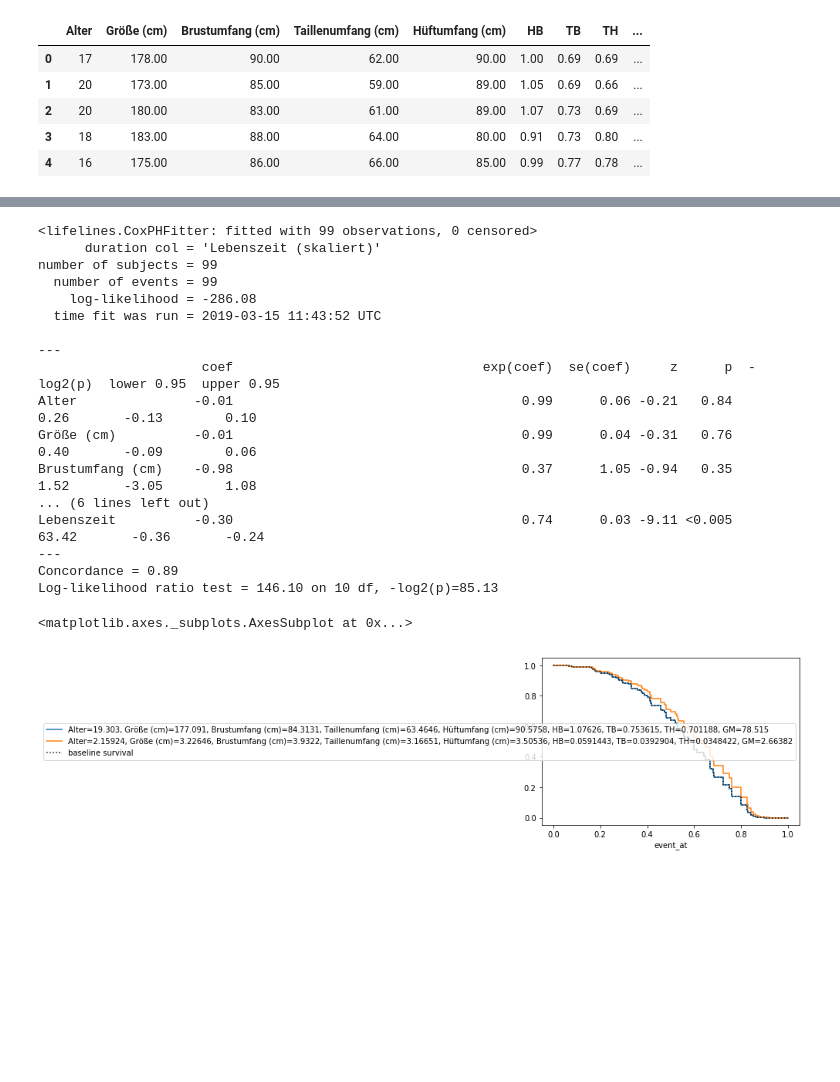
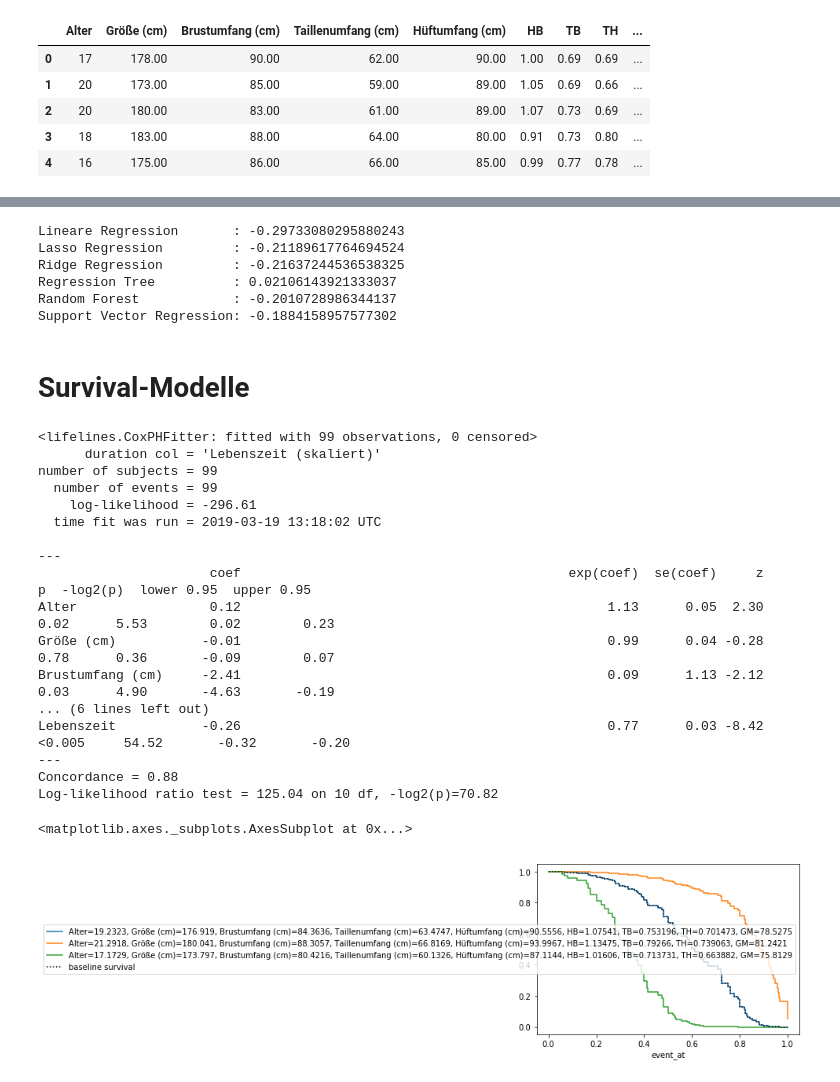
Before and after one commit to hamiltonian/GNTM, a Jupyter notebook: jupyter/GNTM Survival Analysis.ipynb, the cells around one changed output, grey strips where cells are left out. Saved outputs shown, nothing was run; the diff lists cells and outputs as text; code cells hidden in the pictures; blank space fills up the shorter version.

Commit message:
Regressionmodelle eingebaut. Sind aber Mist

```diff
--- a/jupyter/GNTM Survival Analysis.ipynb
+++ b/jupyter/GNTM Survival Analysis.ipynb
@@ -194,5 +360,28 @@ y_test = X_test[target]
+# %%
+# Evaluation der Regressionsmodelle:
+print('Lineare Regression       : {}'.format(re.r2_score(y_pred=lr.predict(X_test), y_true=y_test)))
+print('Lasso Regression         : {}'.format(re.r2_score(y_pred=lasso.predict(X_test), y_true=y_test)))
+print('Ridge Regression         : {}'.format(re.r2_score(y_pred=ridge.predict(X_test), y_true=y_test)))
+print('Regression Tree          : {}'.format(re.r2_score(y_pred=rt_cv.predict(X_test), y_true=y_test)))
+print('Random Forest            : {}'.format(re.r2_score(y_pred=rf_cv.predict(X_test), y_true=y_test)))
+print('Support Vector Regression: {}'.format(re.r2_score(y_pred=svr.predict(X_test), y_true=y_test)))
+# %% [output]
+Lineare Regression       : -0.29733080295880243
+Lasso Regression         : -0.21189617764694524
+Ridge Regression         : -0.21637244536538325
+Regression Tree          : 0.02106143921333037
+Random Forest            : -0.2010728986344137
+Support Vector Regression: -0.1884158957577302
+# %% [markdown]
+# Survival-Modelle
 # %%
 from lifelines import CoxPHFitter
+
+# Train/Test Split erstellen
+from sklearn.model_selection import train_test_split
+attributes = [c for c in data_num.columns if 'Lebenszeit' not in c]
+target = 'Lebenszeit (skaliert)'
+X_train, X_test = train_test_split(data_num, train_size=.75, test_size=.25, random_state=23)
 
 cph = CoxPHFitter()
 cph.fit(X_train, duration_col='Lebenszeit (skaliert)')
@@ -203,24 +392,27 @@ cph.print_summary()
       duration col = 'Lebenszeit (skaliert)'
 number of subjects = 99
   number of events = 99
-    log-likelihood = -286.08
-  time fit was run = 2019-03-15 11:43:52 UTC
+    log-likelihood = -296.61
+  time fit was run = 2019-03-19 13:18:02 UTC
 
 ---
-                     coef                                exp(coef)  se(coef)     z      p  -log2(p)  lower 0.95  upper 0.95
-Alter               -0.01                                     0.99      0.06 -0.21   0.84      0.26       -0.13        0.10
-Größe (cm)          -0.01                                     0.99      0.04 -0.31   0.76      0.40       -0.09        0.06
-Brustumfang (cm)    -0.98                                     0.37      1.05 -0.94   0.35      1.52       -3.05        1.08
+                      coef                                          exp(coef)  se(coef)     z      p  -log2(p)  lower 0.95  upper 0.95
+Alter                 0.12                                               1.13      0.05  2.30   0.02      5.53        0.02        0.23
+Größe (cm)           -0.01                                               0.99      0.04 -0.28   0.78      0.36       -0.09        0.07
+Brustumfang (cm)     -2.41                                               0.09      1.13 -2.12   0.03      4.90       -4.63       -0.19
 ... (6 lines left out)
-Lebenszeit          -0.30                                     0.74      0.03 -9.11 <0.005     63.42       -0.36       -0.24
+Lebenszeit           -0.26                                               0.77      0.03 -8.42 <0.005     54.52       -0.32       -0.20
 ---
-Concordance = 0.89
-Log-likelihood ratio test = 146.10 on 10 df, -log2(p)=85.13
+Concordance = 0.88
+Log-likelihood ratio test = 125.04 on 10 df, -log2(p)=70.82
 # %%
-cph.plot_covariate_groups(attributes, np.array([X_train[attributes].mean().values, X_train[attributes].std().values]))
+cph.plot_covariate_groups(attributes, np.array([X_train[attributes].mean().values,
+                                                X_train[attributes].mean().values+X_train[attributes].std().values,
+                                                X_train[attributes].mean().values-X_train[attributes].std().values
+                                               ]))
 # %% [output]
 <matplotlib.axes._subplots.AxesSubplot at 0x...>
-[figure, old version]
+[figure, new version]
 # %%
 unconditioned_sf = cph.predict_survival_function(X_test)
 unconditioned_sf.head()
```
Also changed, not shown: parts of 32 cells of this notebook.
